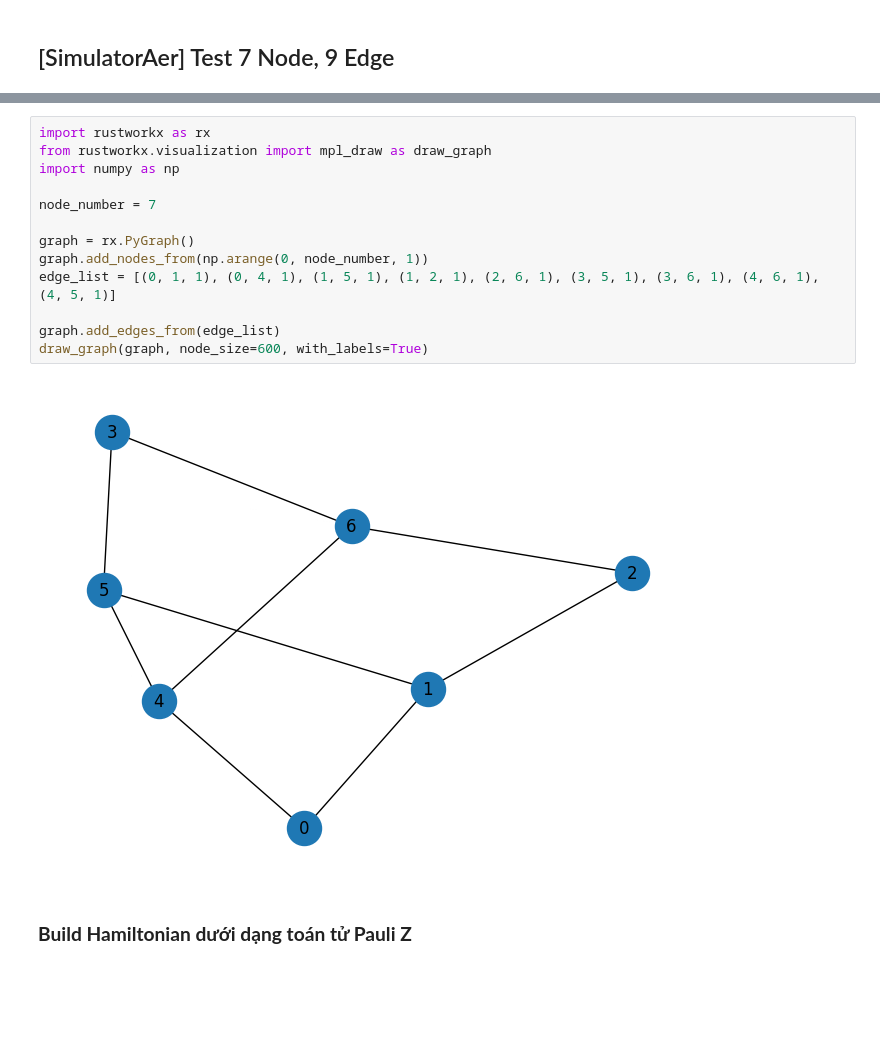
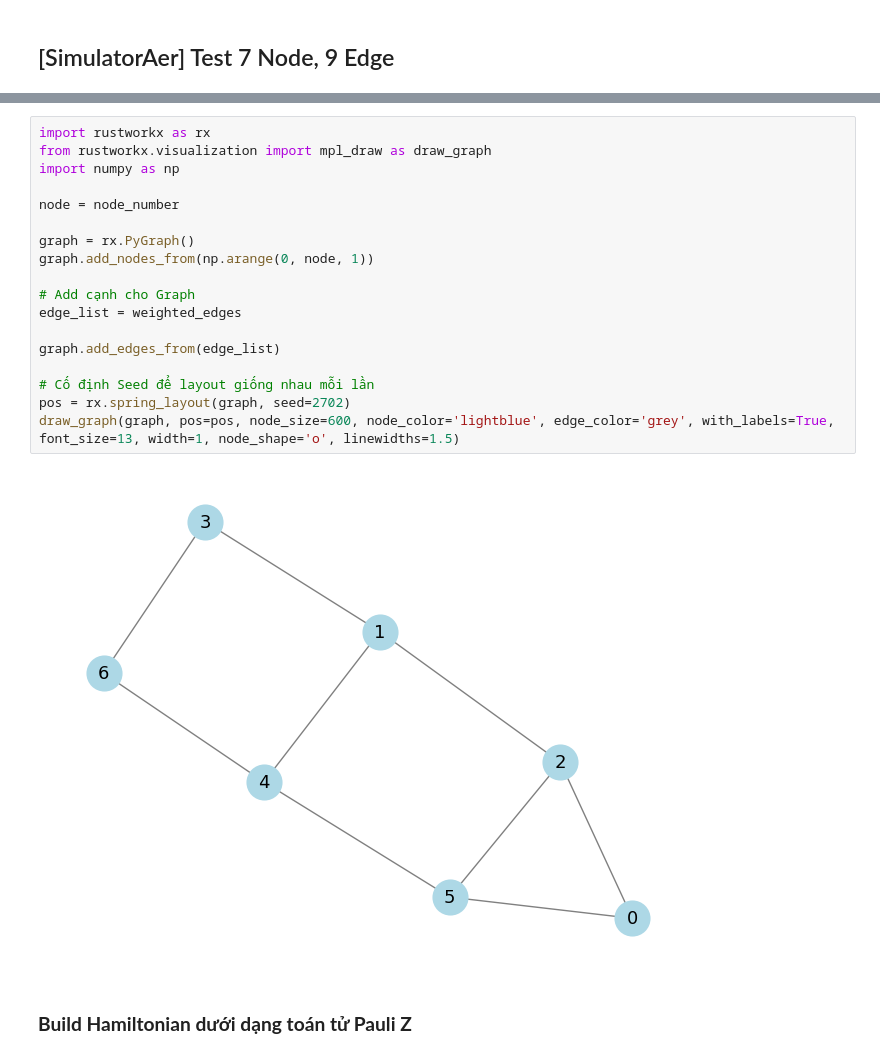
Before and after one commit to AnLikeCode/QAOA-tutorial, a Jupyter notebook: [TUTORIAL] QAOA to solve MaxCut.ipynb, the cells around one changed output, grey strips where cells are left out. Saved outputs shown, nothing was run; the diff lists cells and outputs as text; blank space fills up the shorter version.

Commit message:
Update function random graph

```diff
--- a/[TUTORIAL] QAOA to solve MaxCut.ipynb
+++ b/[TUTORIAL] QAOA to solve MaxCut.ipynb
@@ -11,18 +64,23 @@
 # %%
 import rustworkx as rx
 from rustworkx.visualization import mpl_draw as draw_graph
 import numpy as np
 
-node_number = 7
+node = node_number
 
 graph = rx.PyGraph()
-graph.add_nodes_from(np.arange(0, node_number, 1))
-edge_list = [(0, 1, 1), (0, 4, 1), (1, 5, 1), (1, 2, 1), (2, 6, 1), (3, 5, 1), (3, 6, 1), (4, 6, 1), (4, 5, 1)]
+graph.add_nodes_from(np.arange(0, node, 1))
+
+# Add cạnh cho Graph
+edge_list = weighted_edges
 
 graph.add_edges_from(edge_list)
-draw_graph(graph, node_size=600, with_labels=True)
+
+# Cố định Seed để layout giống nhau mỗi lần
+pos = rx.spring_layout(graph, seed=2702)
+draw_graph(graph, pos=pos, node_size=600, node_color='lightblue', edge_color='grey', with_labels=True, font_size=13, width=1, node_shape='o', linewidths=1.5)
 # %% [output]
-[figure, old version]
+[figure, new version]
 # %% [markdown]
 ### **Build Hamiltonian dưới dạng toán tử Pauli Z**
 # %%
```
Also changed, not shown: parts of 15 cells of this notebook, 1 other file.
